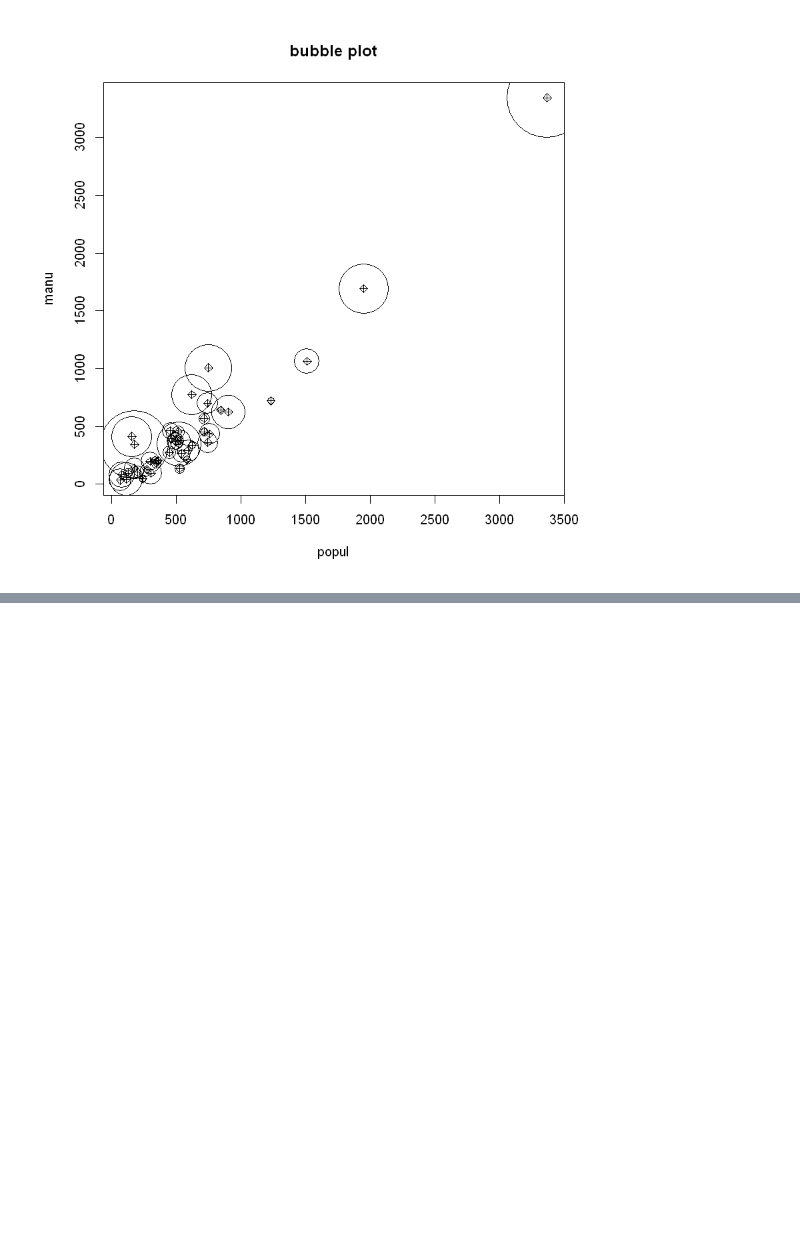
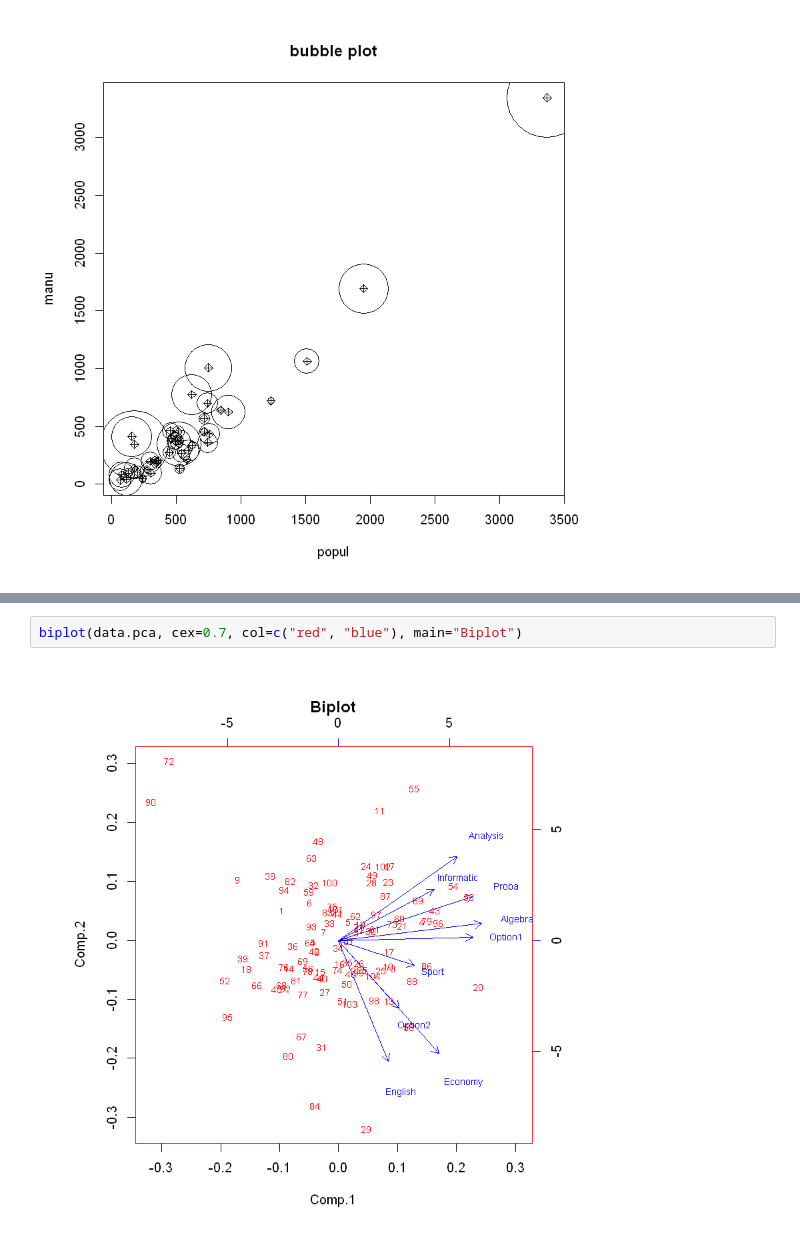
Before and after one commit to yjystyle/knou, a Jupyter notebook: HOMEWORK/다변량분석.ipynb, the cells around one changed output, grey strips where cells are left out. Cells and saved outputs as stored; diff of their text form; blank space fills up the shorter version.

```diff
--- a/HOMEWORK/다변량분석.ipynb
+++ b/HOMEWORK/다변량분석.ipynb
@@ -77,0 +255,4 @@ title("bubble plot")
+# %%
+biplot(data.pca, cex=0.7, col=c("red", "blue"), main="Biplot")
+# %% [output]
+[figure, added]
```
Also changed, not shown: parts of 28 cells of this notebook, 56 other files.
